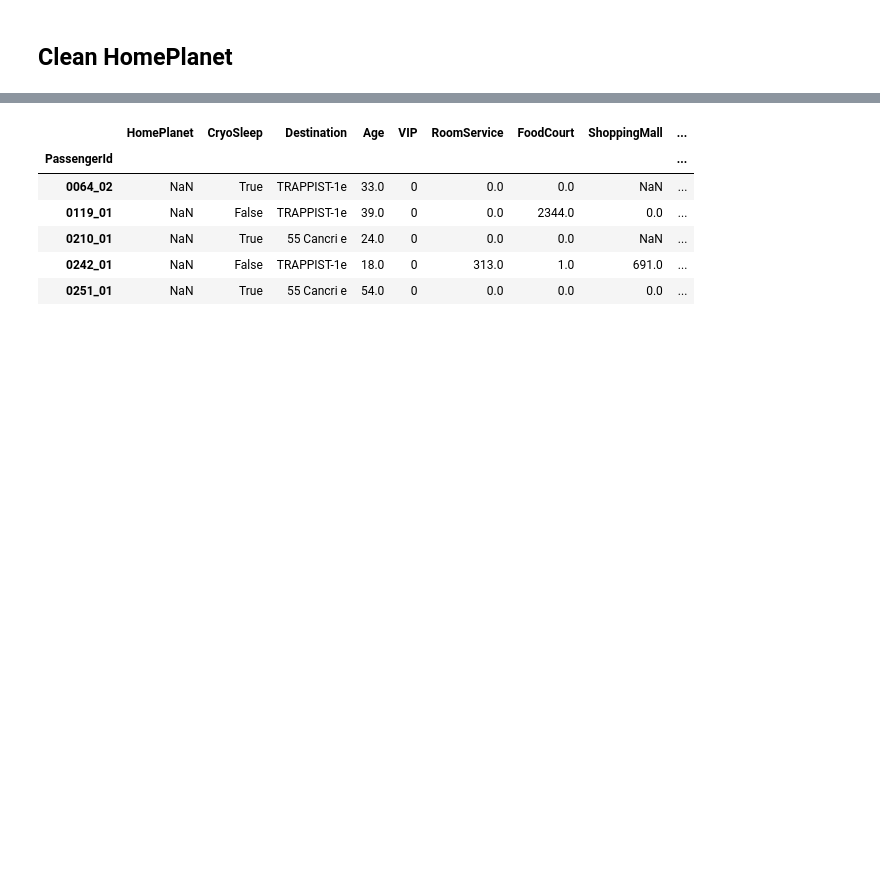
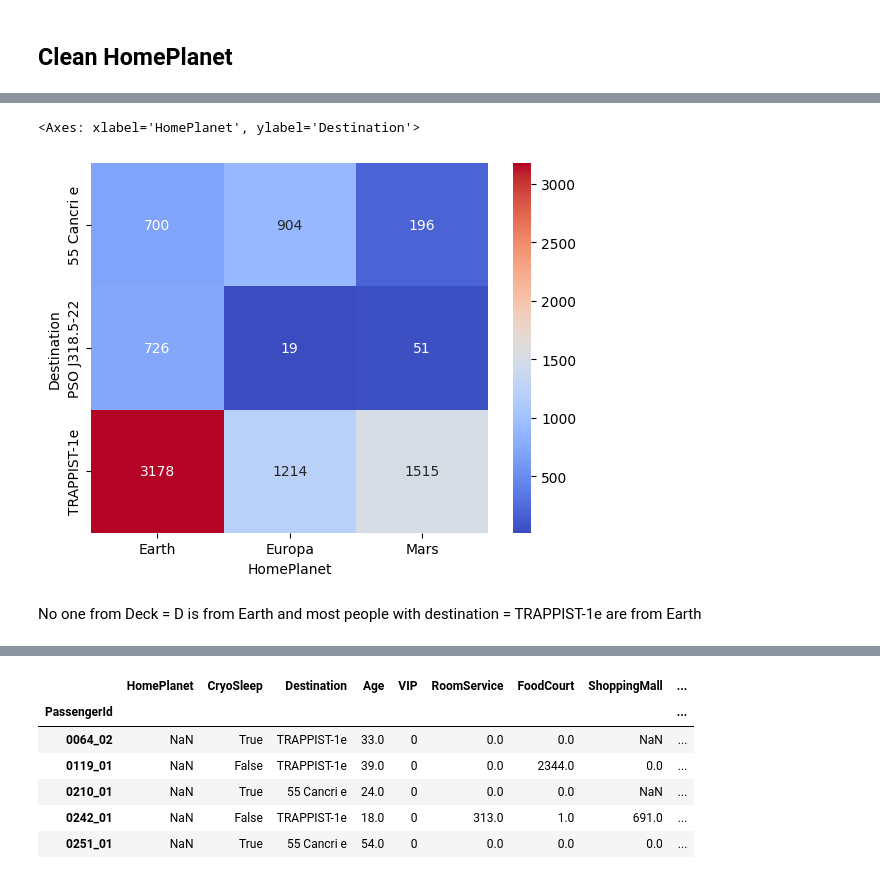
Before and after one commit to ezishr/spaceship-titanic, a Jupyter notebook: eda.ipynb, the cells around one changed output, grey strips where cells are left out. Saved outputs shown, nothing was run; the diff lists cells and outputs as text; code cells hidden in the pictures; blank space fills up the shorter version.

```diff
--- a/eda.ipynb
+++ b/eda.ipynb
@@ -470,0 +485,6 @@ NameError: name 'X_train' is not defined
+# %%
+df.loc[((df['Deck'].isin(['A', 'B', 'C', 'T'])) & (df['HomePlanet'].isna())), 'HomePlanet'] = 'Europa'
+df.loc[((df['Deck']=='G') & (df['HomePlanet'].isna())), 'HomePlanet'] = 'Earth'
+# %%
+SHP_gb=df.groupby(['Surname','HomePlanet'])['HomePlanet'].size().unstack().fillna(0)
+SHP_gb
@@ -470,0 +517,7 @@ NameError: name 'X_train' is not defined
+# %%
+HP_nan = df[df['HomePlanet'].isna()]
+SHP_index = HP_nan[HP_nan['Surname'].isin(SHP_gb.index)].index
+for idx in SHP_index:
+    surname = df.loc[idx, 'Surname']
+    if surname in SHP_gb.index:
+        df.loc[idx, 'HomePlanet'] = SHP_gb.idxmax(axis=1)[surname]
@@ -470,0 +557,8 @@ NameError: name 'X_train' is not defined
+# %%
+sample_df = df.groupby(['HomePlanet','Destination'])['Destination'].size().unstack().fillna(0)
+sns.heatmap(sample_df.T, annot=True, fmt='g', cmap='coolwarm')
+# %% [output]
+<Axes: xlabel='HomePlanet', ylabel='Destination'>
+[figure, added]
+# %% [markdown]
+No one from Deck = D is from Earth and most people with destination = TRAPPIST-1e are from Earth
```
Also changed, not shown: parts of 36 cells of this notebook, 1 other file.
